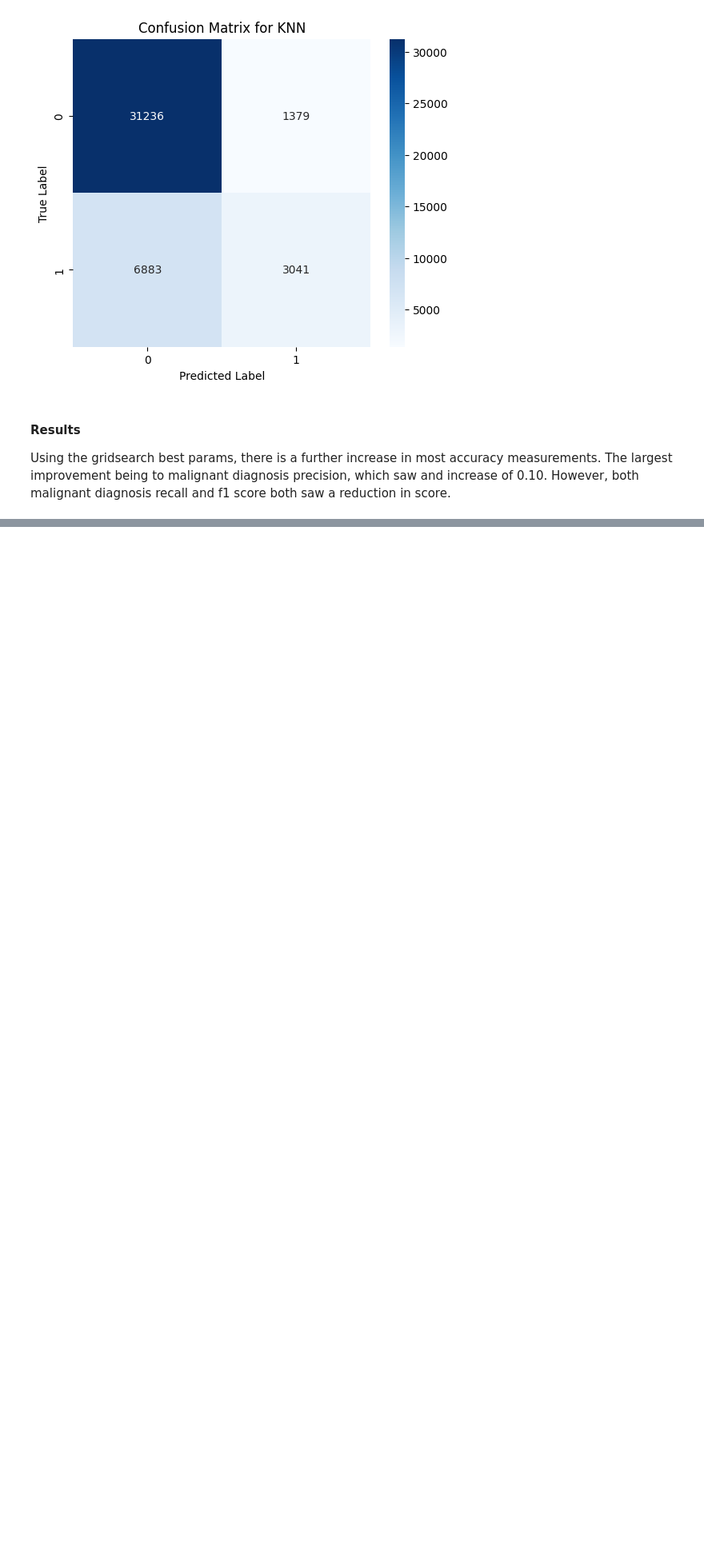
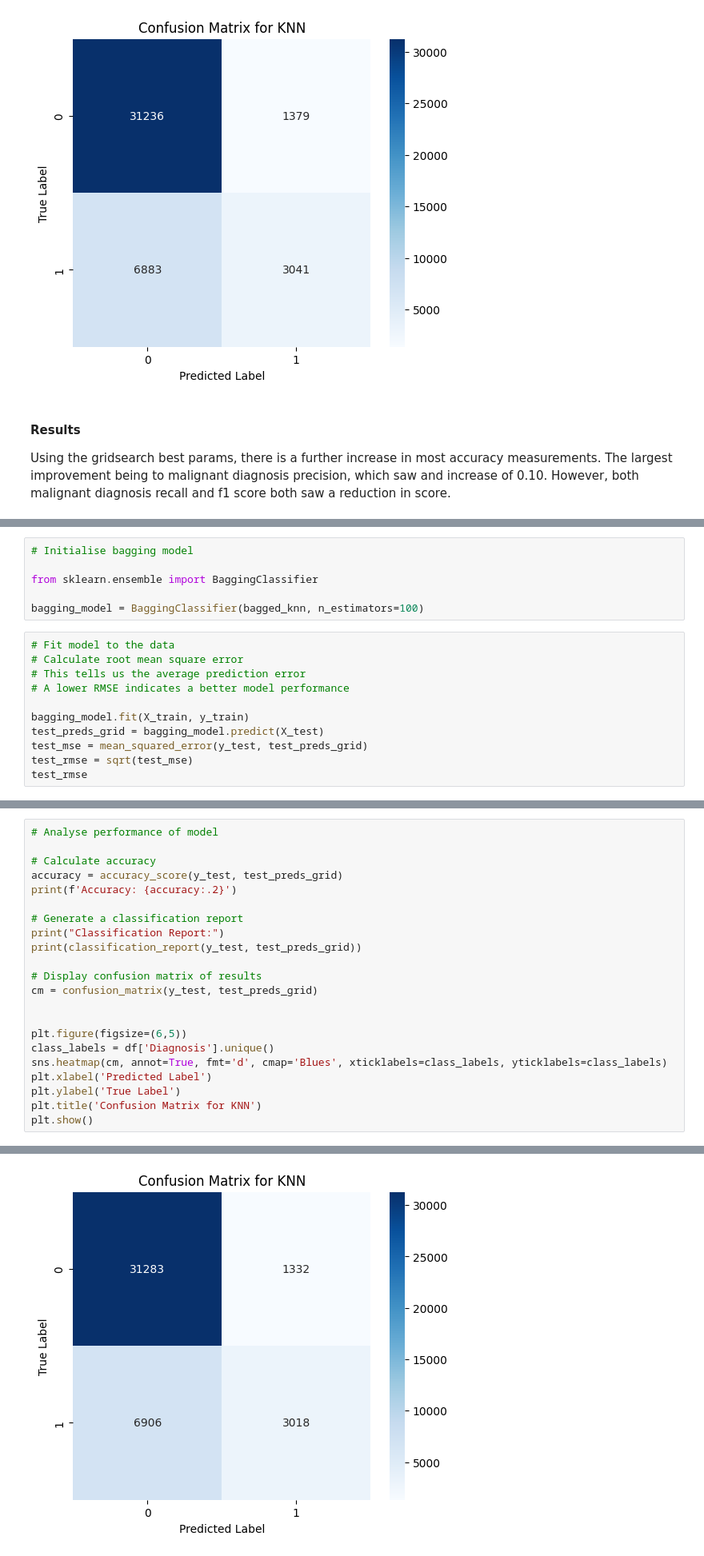
Before and after one commit to SeanRourke/C00251168-DataScience, a Jupyter notebook: ThyroidCancerKNN/KNNtThyroidCancer.ipynb, the cells around one changed output, grey strips where cells are left out. Shown at 80% size. Saved outputs shown, nothing was run; the diff lists cells and outputs as text; blank space fills up the shorter version.

Commit message:
Added bagging classifier model

```diff
--- a/ThyroidCancerKNN/KNNtThyroidCancer.ipynb
+++ b/ThyroidCancerKNN/KNNtThyroidCancer.ipynb
@@ -549,0 +592,17 @@ Using the gridsearch best params, there is a further increase in most accuracy m
+# %%
+# Initialise bagging model
+
+from sklearn.ensemble import BaggingClassifier
+
+bagging_model = BaggingClassifier(bagged_knn, n_estimators=100)
+# %%
+# Fit model to the data
+# Calculate root mean square error
+# This tells us the average prediction error
+# A lower RMSE indicates a better model performance
+
+bagging_model.fit(X_train, y_train)
+test_preds_grid = bagging_model.predict(X_test)
+test_mse = mean_squared_error(y_test, test_preds_grid)
+test_rmse = sqrt(test_mse)
+test_rmse
@@ -549,0 +611,23 @@ Using the gridsearch best params, there is a further increase in most accuracy m
+# %%
+# Analyse performance of model
+
+# Calculate accuracy
+accuracy = accuracy_score(y_test, test_preds_grid)
+print(f'Accuracy: {accuracy:.2}')
+
+# Generate a classification report
+print("Classification Report:")
+print(classification_report(y_test, test_preds_grid))
+
+# Display confusion matrix of results
+cm = confusion_matrix(y_test, test_preds_grid)
+
+
+plt.figure(figsize=(6,5))
+class_labels = df['Diagnosis'].unique()
+sns.heatmap(cm, annot=True, fmt='d', cmap='Blues', xticklabels=class_labels, yticklabels=class_labels)
+plt.xlabel('Predicted Label')
+plt.ylabel('True Label')
+plt.title('Confusion Matrix for KNN')
+plt.show()
+# %% [output]
@@ -549,0 +644 @@ Using the gridsearch best params, there is a further increase in most accuracy m
+[figure, added]
```
Also changed, not shown: parts of 7 cells of this notebook.
